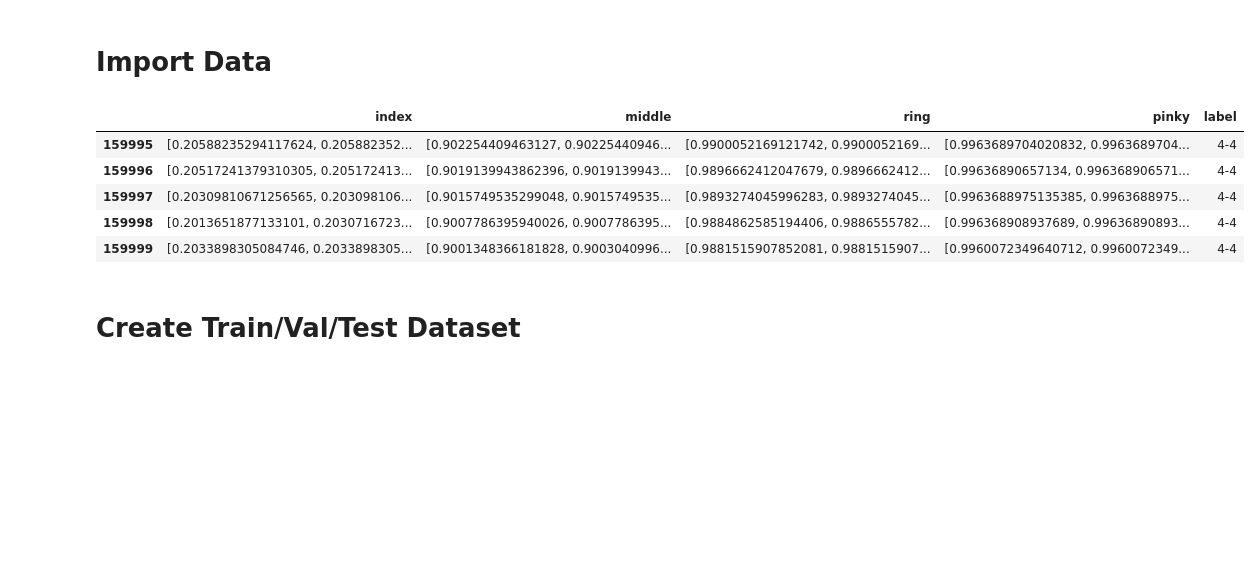
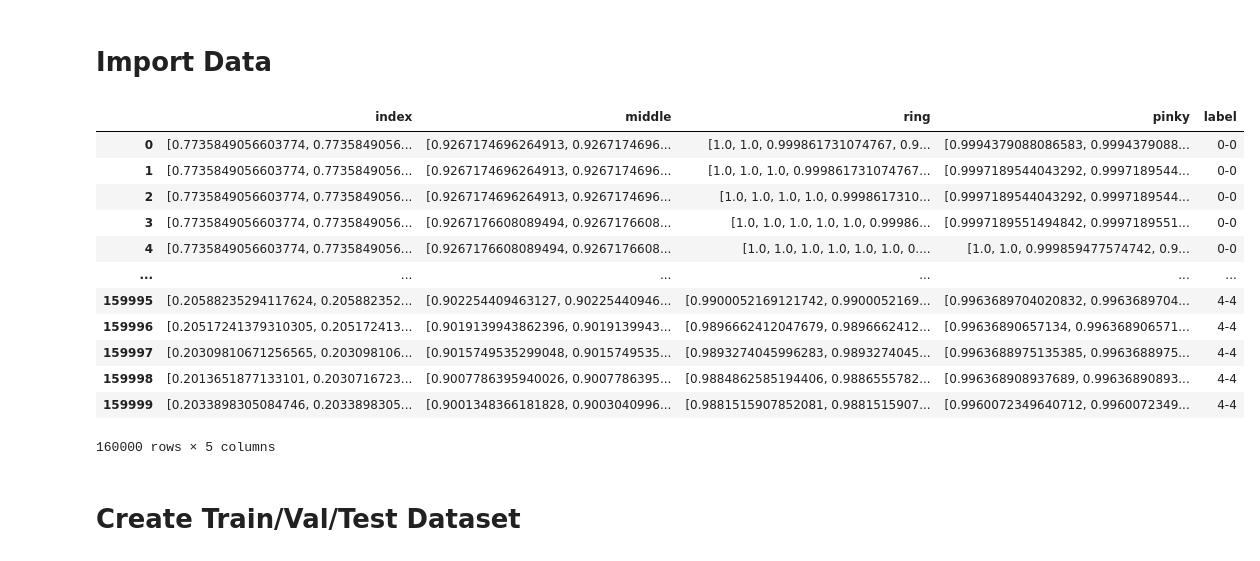
Before and after one commit to rachung2510/oppy, a Jupyter notebook: model_MLP.ipynb, the cells around one changed output. Saved outputs shown, nothing was run; the diff lists cells and outputs as text; code cells hidden in the pictures; blank space fills up the shorter version.

Commit message:
update data paths

```diff
--- a/model_MLP.ipynb
+++ b/model_MLP.ipynb
@@ -21,15 +21,22 @@ To enable them in other operations, rebuild TensorFlow with the appropriate comp
 # %% [markdown]
 # Import Data
 # %%
-dataset = pd.read_csv('data_nomean.csv', index_col=0)
-dataset.tail()
+dataset = pd.read_csv('data/data_left.csv', index_col=0)
+dataset
 # %% [output]
 |  | index | middle | ring | pinky | label |
+| 0 | [0.7735849056603774, 0.7735849056... | [0.9267174696264913, 0.9267174696... | [1.0, 1.0, 0.999861731074767, 0.9... | [0.9994379088086583, 0.9994379088... | 0-0 |
+| 1 | [0.7735849056603774, 0.7735849056... | [0.9267174696264913, 0.9267174696... | [1.0, 1.0, 1.0, 0.999861731074767... | [0.9997189544043292, 0.9997189544... | 0-0 |
+| 2 | [0.7735849056603774, 0.7735849056... | [0.9267174696264913, 0.9267174696... | [1.0, 1.0, 1.0, 1.0, 0.9998617310... | [0.9997189544043292, 0.9997189544... | 0-0 |
+| 3 | [0.7735849056603774, 0.7735849056... | [0.9267176608089494, 0.9267176608... | [1.0, 1.0, 1.0, 1.0, 1.0, 0.99986... | [0.9997189551494842, 0.9997189551... | 0-0 |
+| 4 | [0.7735849056603774, 0.7735849056... | [0.9267176608089494, 0.9267176608... | [1.0, 1.0, 1.0, 1.0, 1.0, 1.0, 0.... | [1.0, 1.0, 0.999859477574742, 0.9... | 0-0 |
+| ... | ... | ... | ... | ... | ... |
 | 159995 | [0.20588235294117624, 0.205882352... | [0.902254409463127, 0.90225440946... | [0.9900052169121742, 0.9900052169... | [0.9963689704020832, 0.9963689704... | 4-4 |
 | 159996 | [0.20517241379310305, 0.205172413... | [0.9019139943862396, 0.9019139943... | [0.9896662412047679, 0.9896662412... | [0.99636890657134, 0.996368906571... | 4-4 |
 | 159997 | [0.20309810671256565, 0.203098106... | [0.9015749535299048, 0.9015749535... | [0.9893274045996283, 0.9893274045... | [0.9963688975135385, 0.9963688975... | 4-4 |
 | 159998 | [0.2013651877133101, 0.2030716723... | [0.9007786395940026, 0.9007786395... | [0.9884862585194406, 0.9886555782... | [0.996368908937689, 0.99636890893... | 4-4 |
 | 159999 | [0.2033898305084746, 0.2033898305... | [0.9001348366181828, 0.9003040996... | [0.9881515907852081, 0.9881515907... | [0.9960072349640712, 0.9960072349... | 4-4 |
+160000 rows × 5 columns
 # %% [markdown]
 # Create Train/Val/Test Dataset
 # %%
```
Also changed, not shown: parts of 1 cell of this notebook, 1 other file.
